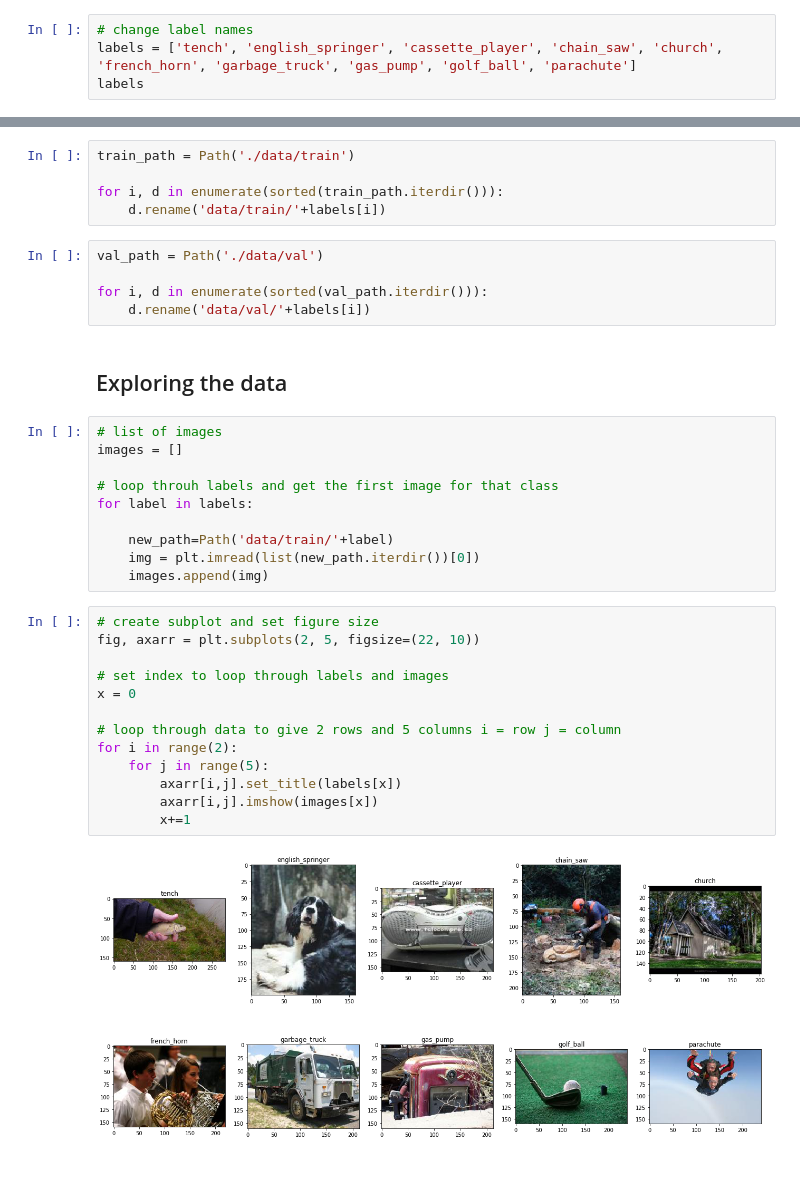
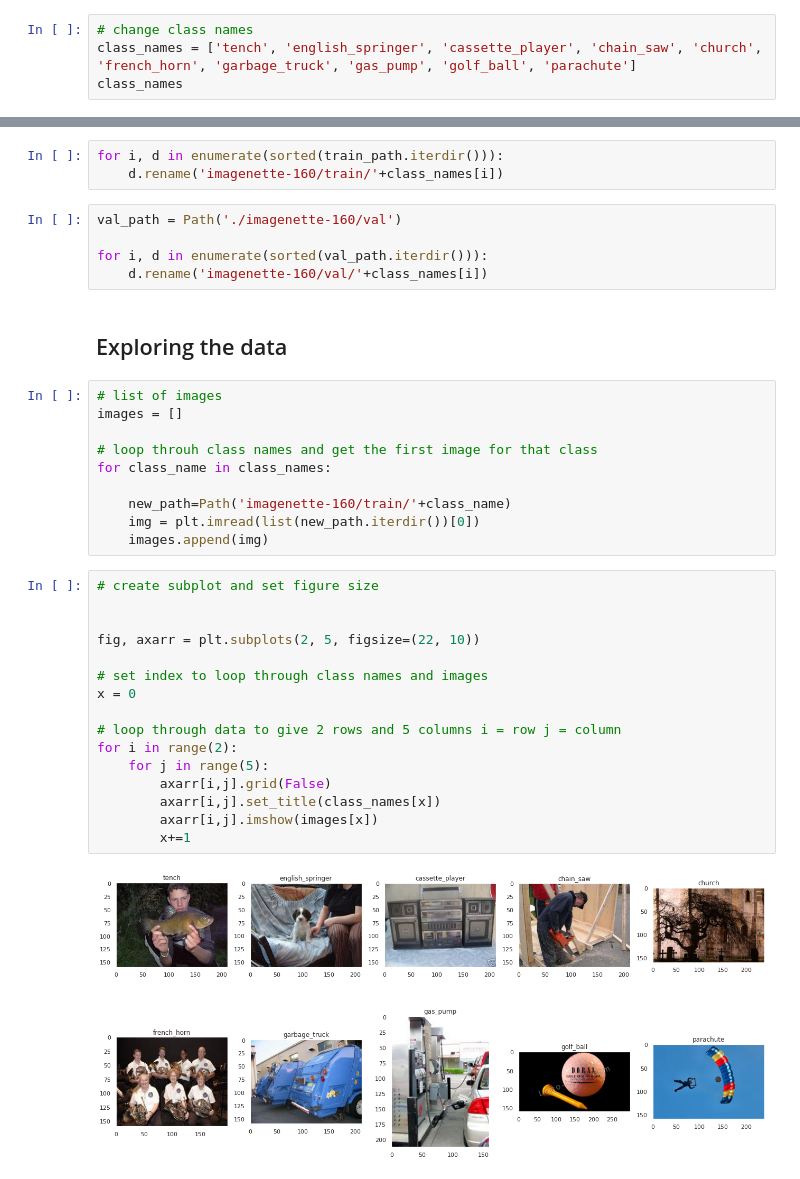
Before and after one commit to ChristianChiarulli/cnn-tutorial, a Jupyter notebook: 01-Data_Exploration.ipynb, the cells around one changed output, grey strips where cells are left out. Saved outputs shown, nothing was run; the diff lists cells and outputs as text.

```diff
--- a/01-Data_Exploration.ipynb
+++ b/01-Data_Exploration.ipynb
@@ -52,7 +46,7 @@ n01440764
 # %%
-# change label names
-labels = ['tench', 'english_springer', 'cassette_player', 'chain_saw', 'church', 'french_horn', 'garbage_truck', 'gas_pump', 'golf_ball', 'parachute']
-labels
+# change class names
+class_names = ['tench', 'english_springer', 'cassette_player', 'chain_saw', 'church', 'french_horn', 'garbage_truck', 'gas_pump', 'golf_ball', 'parachute']
+class_names
 # %% [output]
 ['tench',
  'english_springer',
@@ -65,42 +59,43 @@ labels
  'golf_ball',
  'parachute']
 # %%
-train_path = Path('./data/train')
-
 for i, d in enumerate(sorted(train_path.iterdir())):
-    d.rename('data/train/'+labels[i])
+    d.rename('imagenette-160/train/'+class_names[i])
 # %%
-val_path = Path('./data/val')
+val_path = Path('./imagenette-160/val')
 
 for i, d in enumerate(sorted(val_path.iterdir())):
-    d.rename('data/val/'+labels[i])
+    d.rename('imagenette-160/val/'+class_names[i])
 # %% [markdown]
 ## Exploring the data
 # %%
 # list of images
 images = []
 
-# loop throuh labels and get the first image for that class
-for label in labels:
+# loop throuh class names and get the first image for that class
+for class_name in class_names:
 
-    new_path=Path('data/train/'+label)
+    new_path=Path('imagenette-160/train/'+class_name)
     img = plt.imread(list(new_path.iterdir())[0])
     images.append(img)
 # %%
 # create subplot and set figure size
+
+
 fig, axarr = plt.subplots(2, 5, figsize=(22, 10))
 
-# set index to loop through labels and images
+# set index to loop through class names and images
 x = 0
 
 # loop through data to give 2 rows and 5 columns i = row j = column
 for i in range(2):
     for j in range(5):
-        axarr[i,j].set_title(labels[x])
+        axarr[i,j].grid(False)
+        axarr[i,j].set_title(class_names[x])
         axarr[i,j].imshow(images[x])
         x+=1
 # %% [output]
-[figure, old version]
+[figure, new version]
 # %%
 # this function will count the amount of files in each subclass
 def count_data(path):
```
Also changed, not shown: parts of 11 cells of this notebook, 7 other files.
